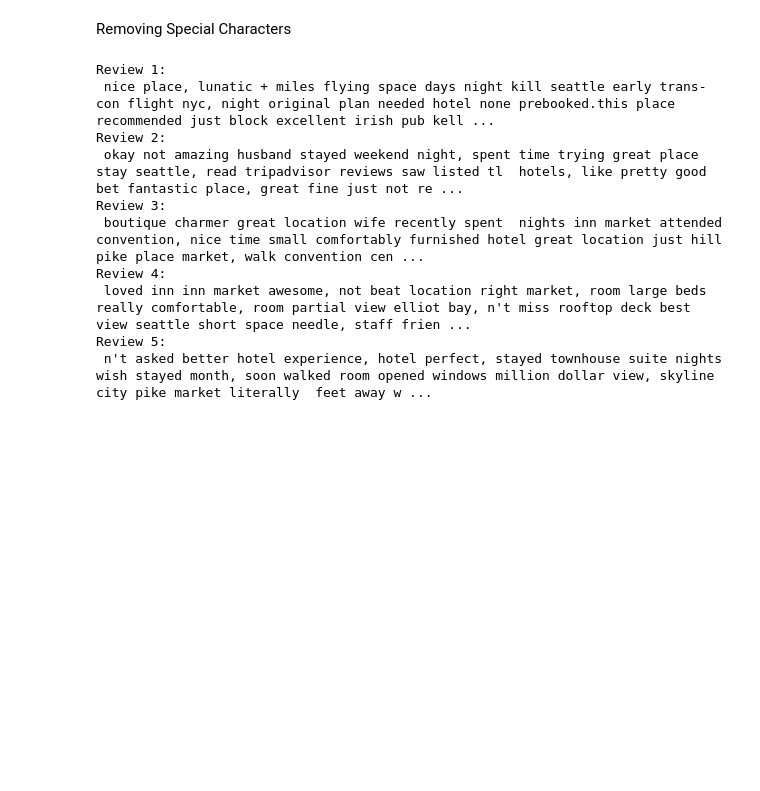
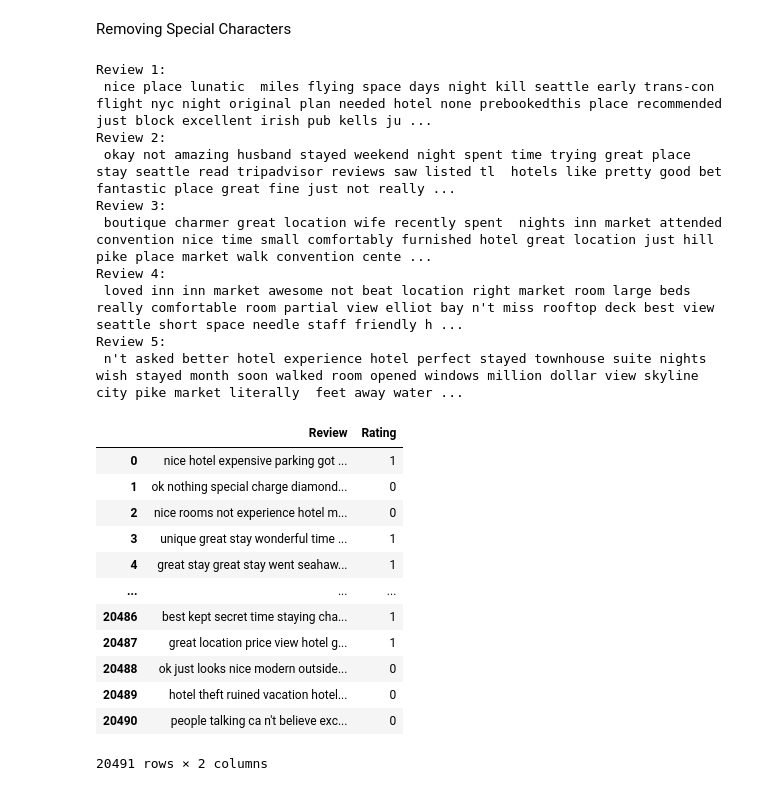
Before and after one commit to kanishckt/Sentiment-Analysis-of-Customer-Reviews, a Jupyter notebook: Sentiment-analysis.ipynb, the cells around one changed output. Cells and saved outputs as stored; diff of their text form; code cells hidden in the pictures; blank space fills up the shorter version.

```diff
--- a/Sentiment-analysis.ipynb
+++ b/Sentiment-analysis.ipynb
@@ -129,18 +129,36 @@ Review 5:
 # %% [markdown]
 Removing Special Characters
 # %%
-df['Review'] = df['Review'].apply(lambda x: re.sub('r[!@#$%^&*(),.?":{}|<>+]','',x) )
+df['Review'] = df['Review'].apply(lambda x: re.sub('[!@#$%^&*(),.?":{}|<>+]','',x) )
 # %%
 for index,text in enumerate(df['Review'][55:60]):
   print('Review %d:\n'%(index+1),text)
 # %% [output]
 Review 1:
- nice place, lunatic + miles flying space days night kill seattle early trans-con flight nyc, night original plan needed hotel none prebooked.this place recommended just block excellent irish pub kell ...
+ nice place lunatic  miles flying space days night kill seattle early trans-con flight nyc night original plan needed hotel none prebookedthis place recommended just block excellent irish pub kells ju ...
 Review 2:
- okay not amazing husband stayed weekend night, spent time trying great place stay seattle, read tripadvisor reviews saw listed tl  hotels, like pretty good bet fantastic place, great fine just not re ...
+ okay not amazing husband stayed weekend night spent time trying great place stay seattle read tripadvisor reviews saw listed tl  hotels like pretty good bet fantastic place great fine just not really ...
 Review 3:
- boutique charmer great location wife recently spent  nights inn market attended convention, nice time small comfortably furnished hotel great location just hill pike place market, walk convention cen ...
+ boutique charmer great location wife recently spent  nights inn market attended convention nice time small comfortably furnished hotel great location just hill pike place market walk convention cente ...
 Review 4:
- loved inn inn market awesome, not beat location right market, room large beds really comfortable, room partial view elliot bay, n't miss rooftop deck best view seattle short space needle, staff frien ...
+ loved inn inn market awesome not beat location right market room large beds really comfortable room partial view elliot bay n't miss rooftop deck best view seattle short space needle staff friendly h ...
 Review 5:
- n't asked better hotel experience, hotel perfect, stayed townhouse suite nights wish stayed month, soon walked room opened windows million dollar view, skyline city pike market literally  feet away w ...
+ n't asked better hotel experience hotel perfect stayed townhouse suite nights wish stayed month soon walked room opened windows million dollar view skyline city pike market literally  feet away water ...
+# %%
+df['Rating'] = df['Rating'].apply(lambda x : 1 if x>=4 else 0)
+# %%
+df
+# %% [output]
+|  | Review | Rating |
+| 0 | nice hotel expensive parking got ... | 1 |
+| 1 | ok nothing special charge diamond... | 0 |
+| 2 | nice rooms not experience hotel m... | 0 |
+| 3 | unique great stay wonderful time ... | 1 |
+| 4 | great stay great stay went seahaw... | 1 |
+| ... | ... | ... |
+| 20486 | best kept secret time staying cha... | 1 |
+| 20487 | great location price view hotel g... | 1 |
+| 20488 | ok just looks nice modern outside... | 0 |
+| 20489 | hotel theft ruined vacation hotel... | 0 |
+| 20490 | people talking ca n't believe exc... | 0 |
+20491 rows × 2 columns
```
Also changed, not shown: parts of 1 cell of this notebook.
